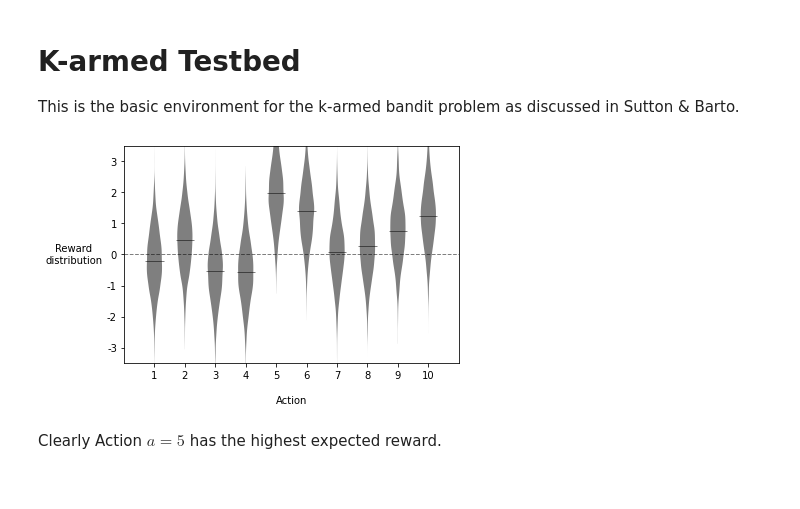
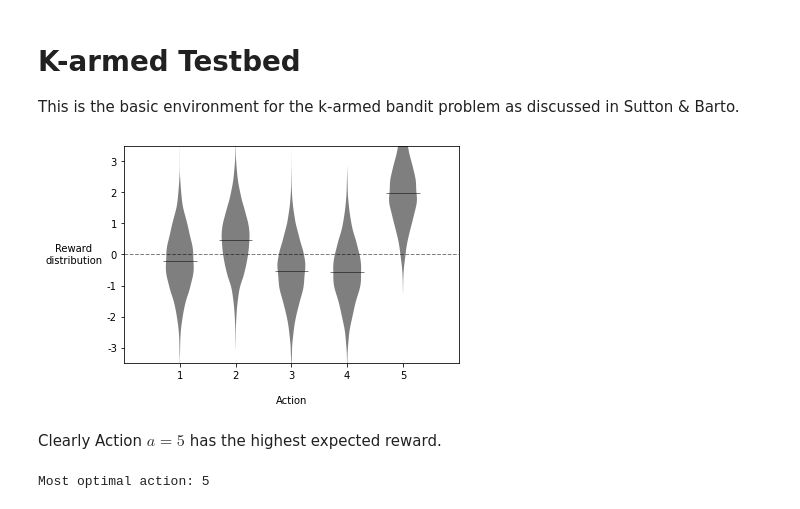
Before and after one commit to StanleyTuz/reinforcement-learning, a Jupyter notebook: sutton_barto/ch2.ipynb, the cells around one changed output. Saved outputs shown, nothing was run; the diff lists cells and outputs as text; code cells hidden in the pictures.

```diff
--- a/sutton_barto/ch2.ipynb
+++ b/sutton_barto/ch2.ipynb
@@ -12,12 +12,20 @@ from typing import Optional
 This is the basic environment for the k-armed bandit problem as discussed in Sutton & Barto.
 # %%
 import matplotlib.pyplot as plt
-from environments import KArmedBandit
+import numpy as np
+import interface
+import agents
+import environments
 
-env = KArmedBandit(k=10, seed=12345)
+k=5
+env = environments.KArmedBandit(k=5, seed=12345)
 fig, ax = plt.subplots()
 env.plot_reward_dists(ax)
 # %% [output]
-[figure, old version]
+[figure, new version]
 # %% [markdown]
 Clearly Action $a=5$ has the highest expected reward.
+# %%
+print(f"Most optimal action: {env.opt_action+1}")
+# %% [output]
+Most optimal action: 5
```
Also changed, not shown: parts of 3 cells of this notebook, 2 other files.
